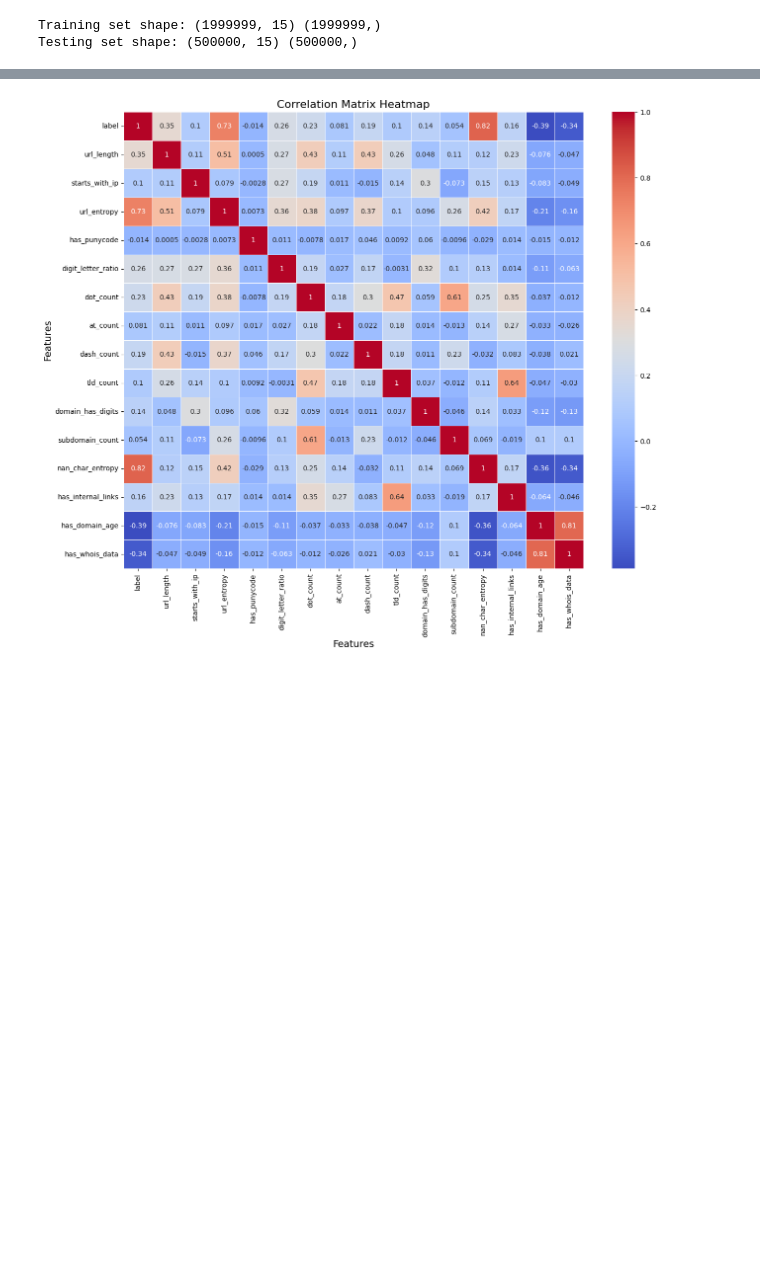
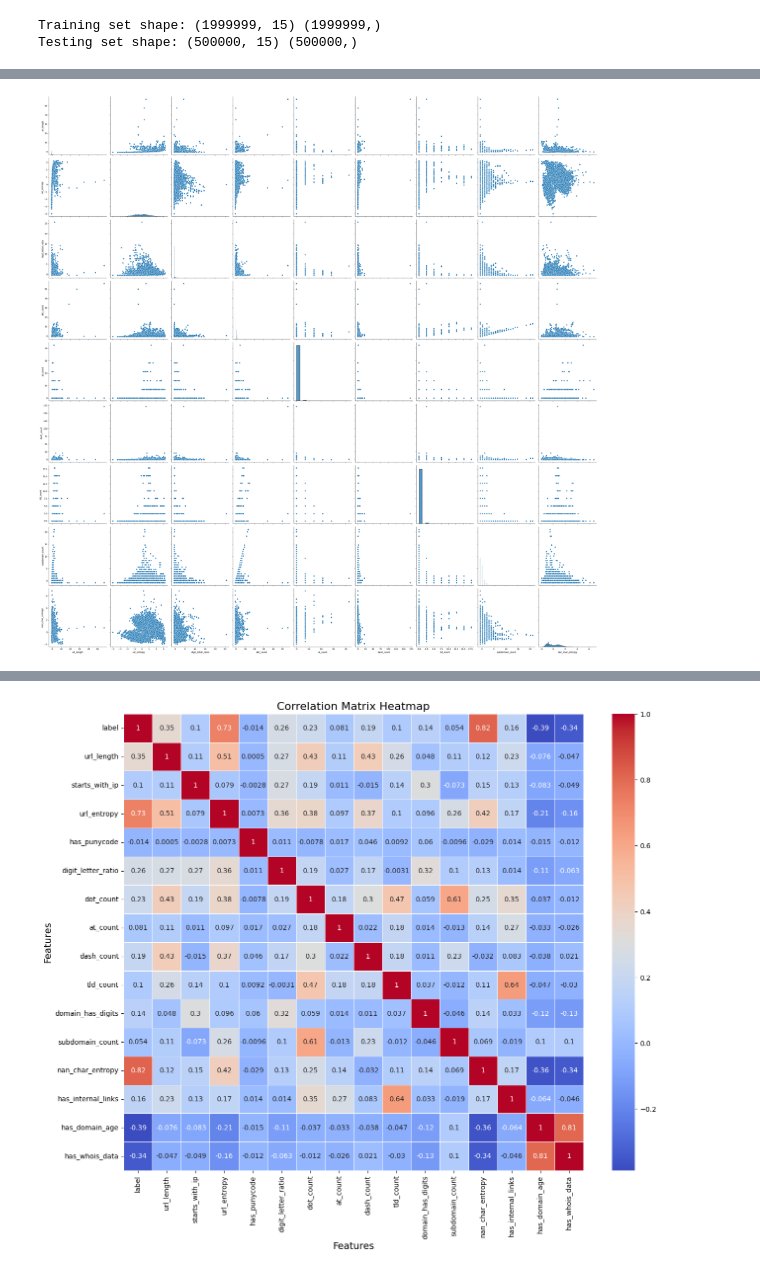
Before and after one commit to chiggi24/DS3000A_Group25, a Jupyter notebook: Group25.ipynb, the cells around one changed output, grey strips where cells are left out. Cells and saved outputs as stored; diff of their text form; code cells hidden in the pictures; blank space fills up the shorter version.

```diff
--- a/Group25.ipynb
+++ b/Group25.ipynb
@@ -151,0 +195,16 @@ Testing set shape: (500000, 15) (500000,)
+# %%
+# Select only the numerical columns (data frames)
+numerical_columns = data[['url_length', 'url_entropy', 'digit_letter_ratio', 'dot_count',
+                          'at_count', 'dash_count', 'tld_count', 'subdomain_count', 'nan_char_entropy']]
+
+# Sample 5% of the data for faster plotting
+subset_data = numerical_columns.sample(frac=0.01, random_state=0)
+
+# Create a pairplot for the sampled data
+sns.pairplot(subset_data, height=4)
+plt.tight_layout()
+
+# Show the plot
+plt.show()
+# %% [output]
+[figure, added]
```
Also changed, not shown: parts of 31 cells of this notebook.
